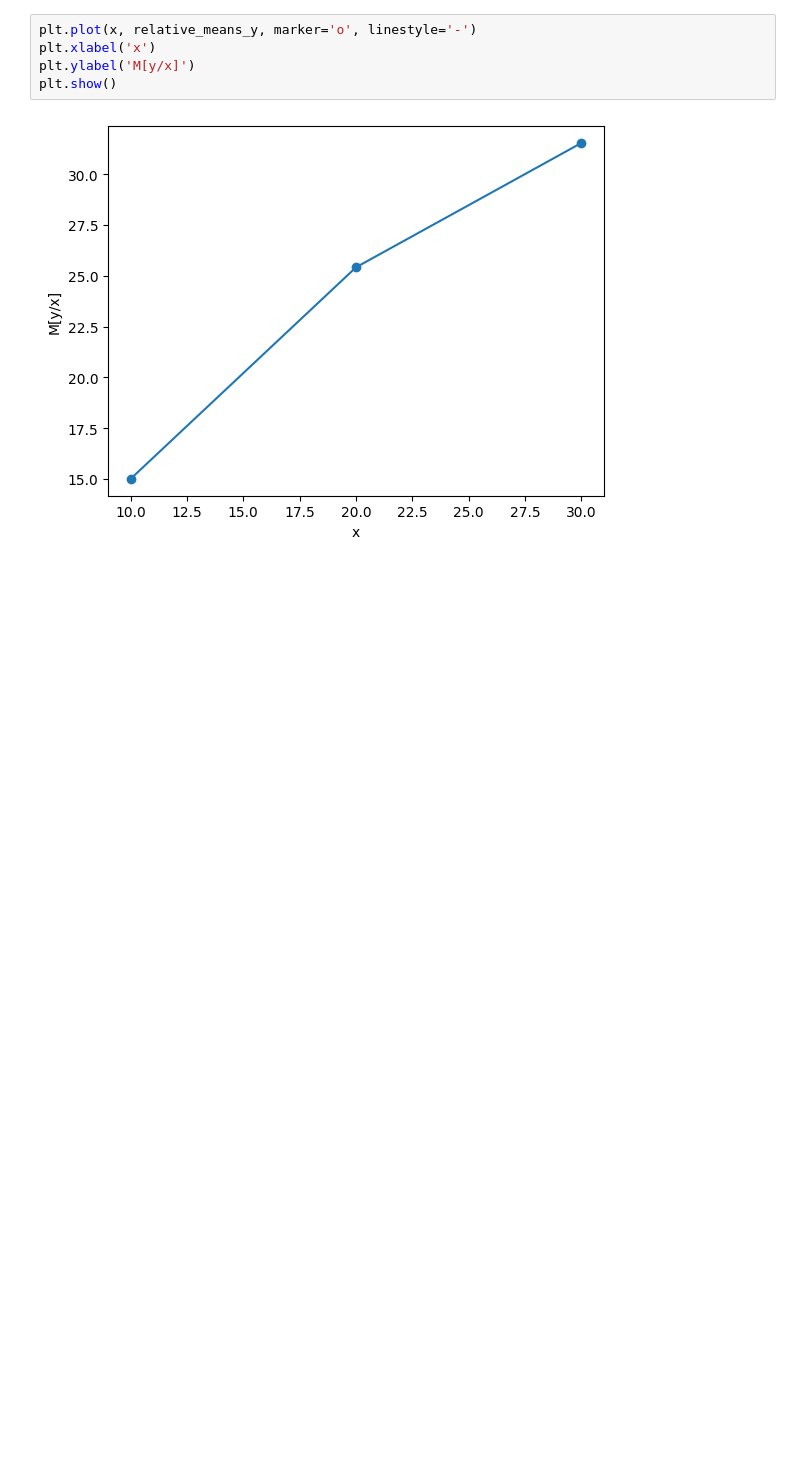
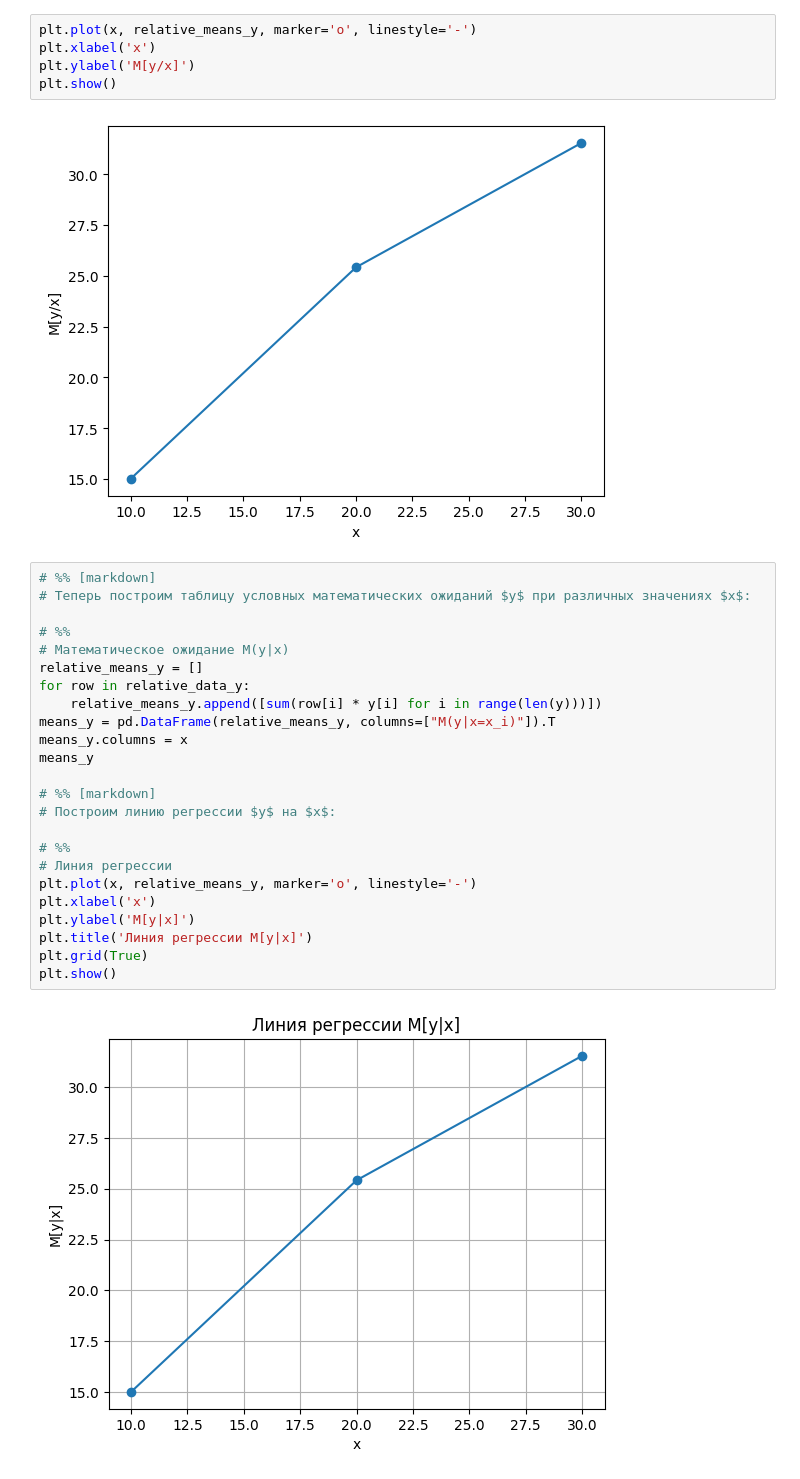
Before and after one commit to Romariok/Mathematical-statistics, a Jupyter notebook: lab6/main.ipynb, the cells around one changed output. Saved outputs shown, nothing was run; the diff lists cells and outputs as text; blank space fills up the shorter version.

```diff
--- a/lab6/main.ipynb
+++ b/lab6/main.ipynb
@@ -109,3 +109,29 @@ plt.ylabel('M[y/x]')
 plt.show()
 # %% [output]
 [figure]
+# %%
+# %% [markdown]
+# Теперь построим таблицу условных математических ожиданий $y$ при различных значениях $x$:
+
+# %%
+# Математическое ожидание M(y|x)
+relative_means_y = []
+for row in relative_data_y:
+    relative_means_y.append([sum(row[i] * y[i] for i in range(len(y)))])
+means_y = pd.DataFrame(relative_means_y, columns=["M(y|x=x_i)"]).T
+means_y.columns = x
+means_y
+
+# %% [markdown]
+# Построим линию регрессии $y$ на $x$:
+
+# %%
+# Линия регрессии
+plt.plot(x, relative_means_y, marker='o', linestyle='-')
+plt.xlabel('x')
+plt.ylabel('M[y|x]')
+plt.title('Линия регрессии M[y|x]')
+plt.grid(True)
+plt.show()
+# %% [output]
+[figure, added]
```
Also changed, not shown: parts of 1 cell of this notebook.
